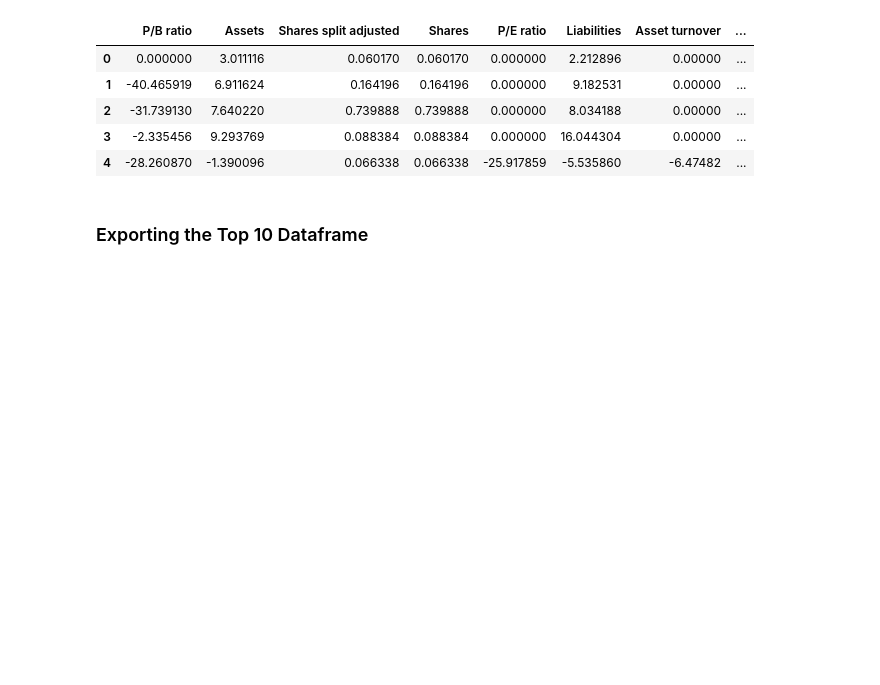
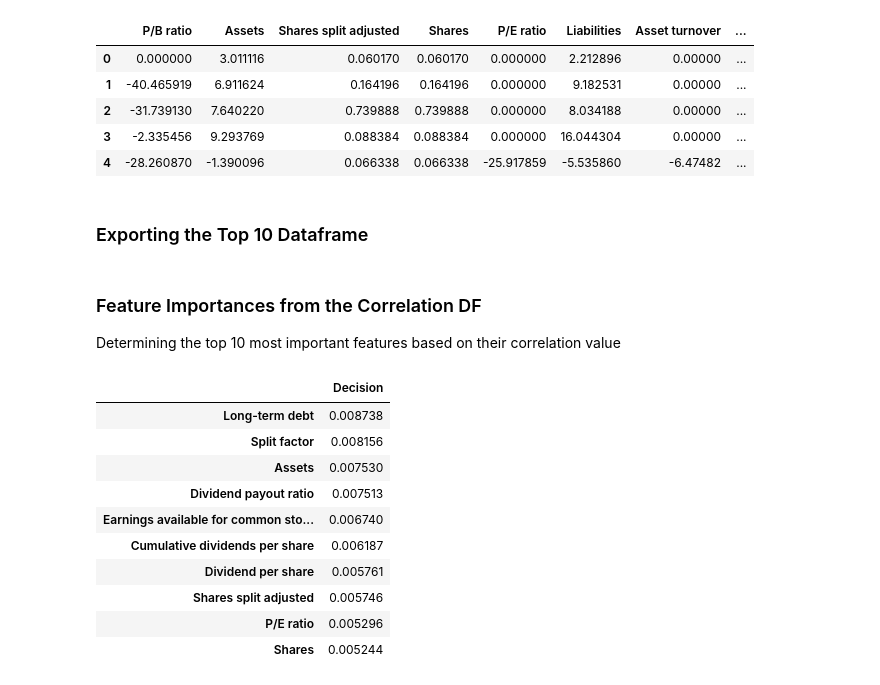
Before and after one commit to marcosan93/Stock-Performance-Predictor-2.0, a Jupyter notebook: Exploring-Dataset.ipynb, the cells around one changed output. Drawn from its saved outputs; the diff is of its cells as text; code cells hidden in the pictures; blank space fills up the shorter version.

Commit message:
added top 10 correlations for comparison

```diff
--- a/Exploring-Dataset.ipynb
+++ b/Exploring-Dataset.ipynb
@@ -172,3 +187,21 @@ top10_df.head(5)
 # %%
 with open("top10_df.pkl", "wb") as fp:
     pickle.dump(top10_df, fp)
+# %% [markdown]
+### Feature Importances from the Correlation DF
+Determining the top 10 most important features based on their correlation value
+# %%
+top10_corr = corr.transpose().apply(abs).sort_values(by='Decision', ascending=False)[:10]
+top10_corr
+# %% [output]
+|  | Decision |
+| Long-term debt | 0.008738 |
+| Split factor | 0.008156 |
+| Assets | 0.007530 |
+| Dividend payout ratio | 0.007513 |
+| Earnings available for common sto... | 0.006740 |
+| Cumulative dividends per share | 0.006187 |
+| Dividend per share | 0.005761 |
+| Shares split adjusted | 0.005746 |
+| P/E ratio | 0.005296 |
+| Shares | 0.005244 |
```
Also changed, not shown: parts of 4 cells of this notebook, 1 other file.
